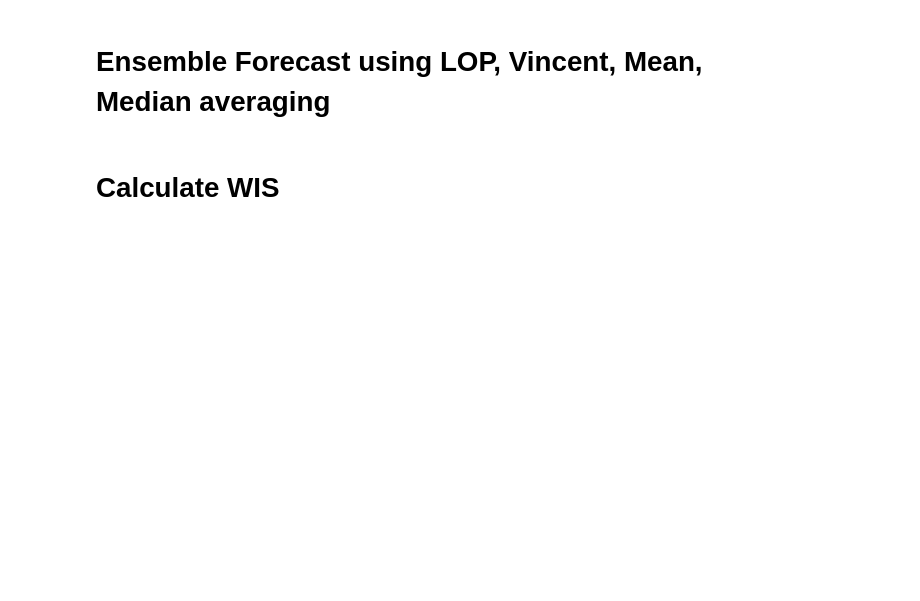
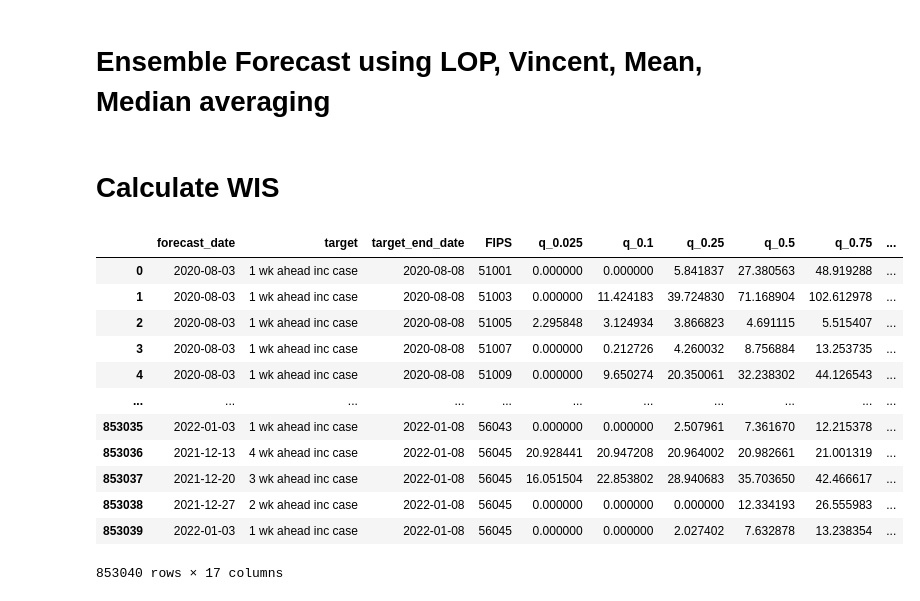
Before and after one commit to Gursharn-Kaur/WIS-ensemble, a Jupyter notebook: Ensemble_Forecast.ipynb, the cells around one changed output. Drawn from its saved outputs; the diff is of its cells as text; code cells hidden in the pictures; blank space fills up the shorter version.

```diff
--- a/Ensemble_Forecast.ipynb
+++ b/Ensemble_Forecast.ipynb
@@ -15,10 +17,10 @@ import random
 random.seed(42)
 np.random.seed(42)
 # %%
-filename = 'data/alpha.txt'
+filename = 'alpha.txt'
 alphas = get_alpha(filename)
 
-state = 'Monroe' #if use Monroe or SantaRosa for Monroe or Santa Rosa county
+state = 'New York' #if use Monroe or SantaRosa for Monroe or Santa Rosa county
 
 if state=='New York':
     s_id = '36'
@@ -63,0 +305,31 @@ data.to_csv(fname)
+# %%
+data = pd.read_csv('forecasts-UVA-ensemble_quantiles.csv',parse_dates=['target_end_date','forecast_date'], dtype={'FIPS':'str'}, index_col=0)
+data['location'] = data['FIPS'].apply(lambda x: x[:2])
+data.to_csv('UVA-ensemble.csv')
+# %%
+data = get_all_wis_score(data, alphas)
+data['mape'] = np.abs(data['q_0.5']-data['cases'])/data['cases']
+data['rwis'] = data['wis']/data['cases']
+data = data[['forecast_date','target_end_date','target','model','wis','mape','FIPS','rwis','location']]
+
+for location, group in data.groupby('location'):
+    # data = pd.read_csv(file, dtype={'location':str,'FIPS':str}, parse_dates=['target_end_date','forecast_date'], index_col=0)
+    group = group.groupby(['forecast_date','target_end_date','target','model']).median().reset_index()
+    # group = group.rename(columns={'method':'model'})
+    group.to_csv(f'Analysis/uva/UVA-ensemble_{location}_median.csv')
+# %%
+data
+# %% [output]
+|  | forecast_date | target | target_end_date | FIPS | q_0.025 | q_0.1 | q_0.25 | q_0.5 | q_0.75 | ... |
+| 0 | 2020-08-03 | 1 wk ahead inc case | 2020-08-08 | 51001 | 0.000000 | 0.000000 | 5.841837 | 27.380563 | 48.919288 | ... |
+| 1 | 2020-08-03 | 1 wk ahead inc case | 2020-08-08 | 51003 | 0.000000 | 11.424183 | 39.724830 | 71.168904 | 102.612978 | ... |
+| 2 | 2020-08-03 | 1 wk ahead inc case | 2020-08-08 | 51005 | 2.295848 | 3.124934 | 3.866823 | 4.691115 | 5.515407 | ... |
+| 3 | 2020-08-03 | 1 wk ahead inc case | 2020-08-08 | 51007 | 0.000000 | 0.212726 | 4.260032 | 8.756884 | 13.253735 | ... |
+| 4 | 2020-08-03 | 1 wk ahead inc case | 2020-08-08 | 51009 | 0.000000 | 9.650274 | 20.350061 | 32.238302 | 44.126543 | ... |
+| ... | ... | ... | ... | ... | ... | ... | ... | ... | ... | ... |
+| 853035 | 2022-01-03 | 1 wk ahead inc case | 2022-01-08 | 56043 | 0.000000 | 0.000000 | 2.507961 | 7.361670 | 12.215378 | ... |
+| 853036 | 2021-12-13 | 4 wk ahead inc case | 2022-01-08 | 56045 | 20.928441 | 20.947208 | 20.964002 | 20.982661 | 21.001319 | ... |
+| 853037 | 2021-12-20 | 3 wk ahead inc case | 2022-01-08 | 56045 | 16.051504 | 22.853802 | 28.940683 | 35.703650 | 42.466617 | ... |
+| 853038 | 2021-12-27 | 2 wk ahead inc case | 2022-01-08 | 56045 | 0.000000 | 0.000000 | 0.000000 | 12.334193 | 26.555983 | ... |
+| 853039 | 2022-01-03 | 1 wk ahead inc case | 2022-01-08 | 56045 | 0.000000 | 0.000000 | 2.027402 | 7.632878 | 13.238354 | ... |
+853040 rows × 17 columns
```
Also changed, not shown: parts of 15 cells of this notebook.
